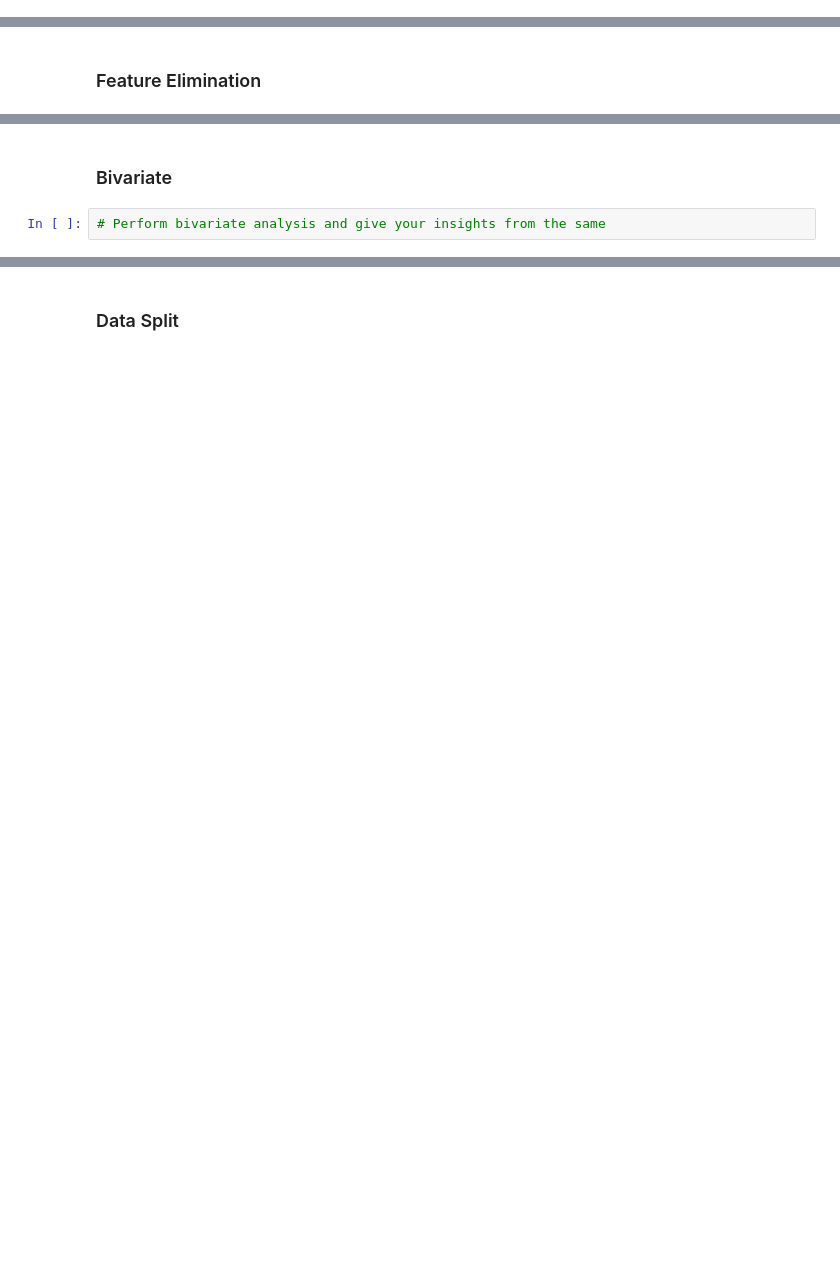
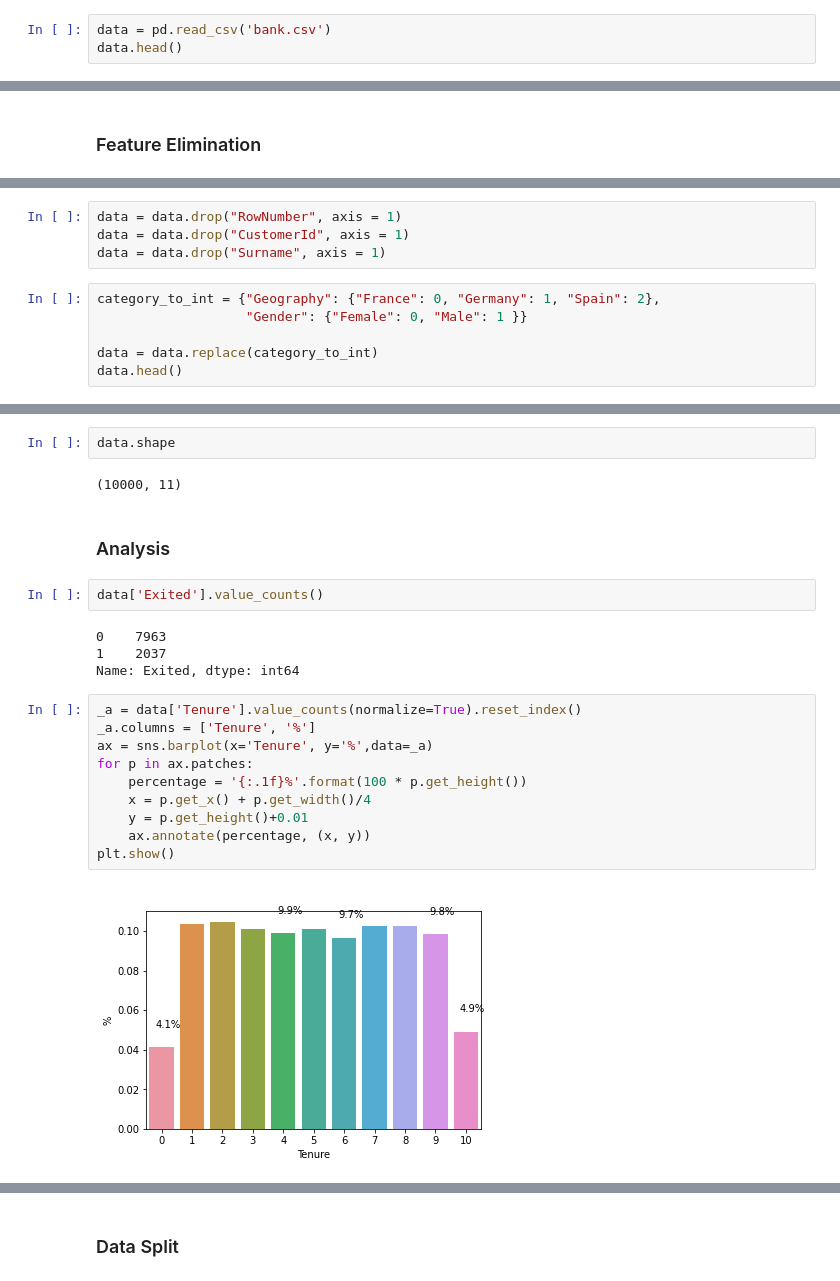
Before and after one commit to lauren-alexandra/bank-churn-ann-classifier, a Jupyter notebook: Bank_Churn_Prediction.ipynb, the cells around one changed output, grey strips where cells are left out. Drawn from its saved outputs; the diff is of its cells as text; blank space fills up the shorter version.

Commit message:
normalization, split, analysis, feature elim

```diff
--- a/Bank_Churn_Prediction.ipynb
+++ b/Bank_Churn_Prediction.ipynb
@@ -26,0 +49,3 @@ Data Dictionary:
+# %%
+data = pd.read_csv('bank.csv')
+data.head()
@@ -30,0 +68,10 @@ Data Dictionary:
+# %%
+data = data.drop("RowNumber", axis = 1)
+data = data.drop("CustomerId", axis = 1)
+data = data.drop("Surname", axis = 1)
+# %%
+category_to_int = {"Geography": {"France": 0, "Germany": 1, "Spain": 2},
+                   "Gender": {"Female": 0, "Male": 1 }}
+
+data = data.replace(category_to_int)
+data.head()
@@ -31,4 +85,24 @@ Data Dictionary:
+# %%
+data.shape
+# %% [output]
+(10000, 11)
 # %% [markdown]
-### Bivariate
+### Analysis
-# %%
-# Perform bivariate analysis and give your insights from the same
+# %%
+data['Exited'].value_counts()
+# %% [output]
+0    7963
+1    2037
+Name: Exited, dtype: int64
+# %%
+_a = data['Tenure'].value_counts(normalize=True).reset_index()
+_a.columns = ['Tenure', '%']
+ax = sns.barplot(x='Tenure', y='%',data=_a)
+for p in ax.patches:
+    percentage = '{:.1f}%'.format(100 * p.get_height())
+    x = p.get_x() + p.get_width()/4
+    y = p.get_height()+0.01
+    ax.annotate(percentage, (x, y))
+plt.show()
+# %% [output]
+[figure, added]
```
Also changed, not shown: parts of 21 cells of this notebook.
